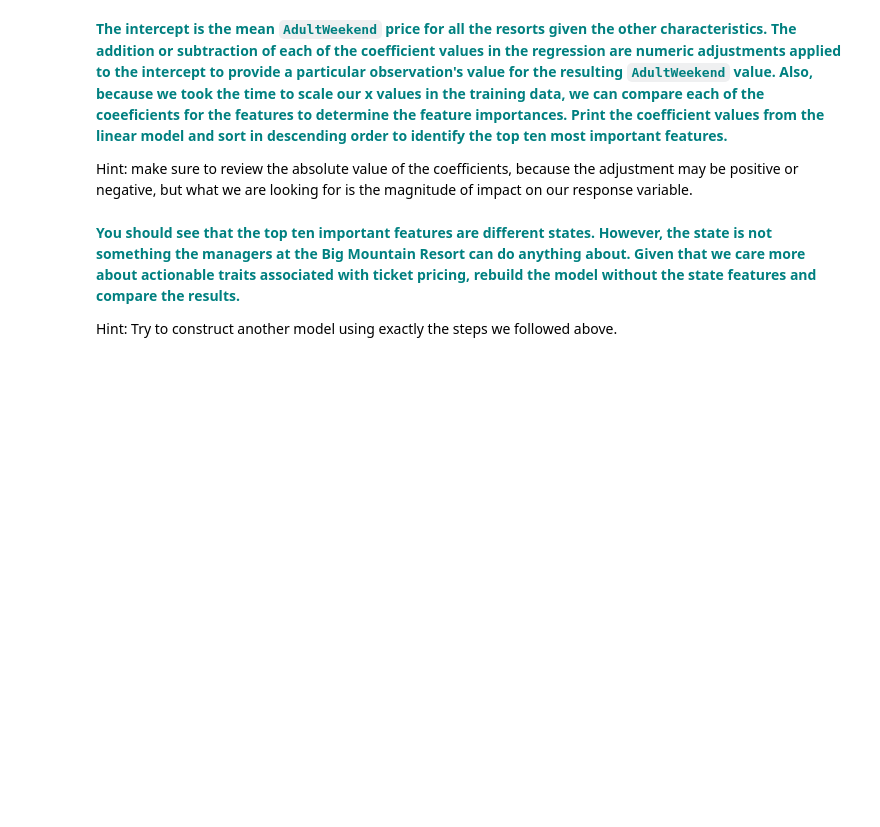
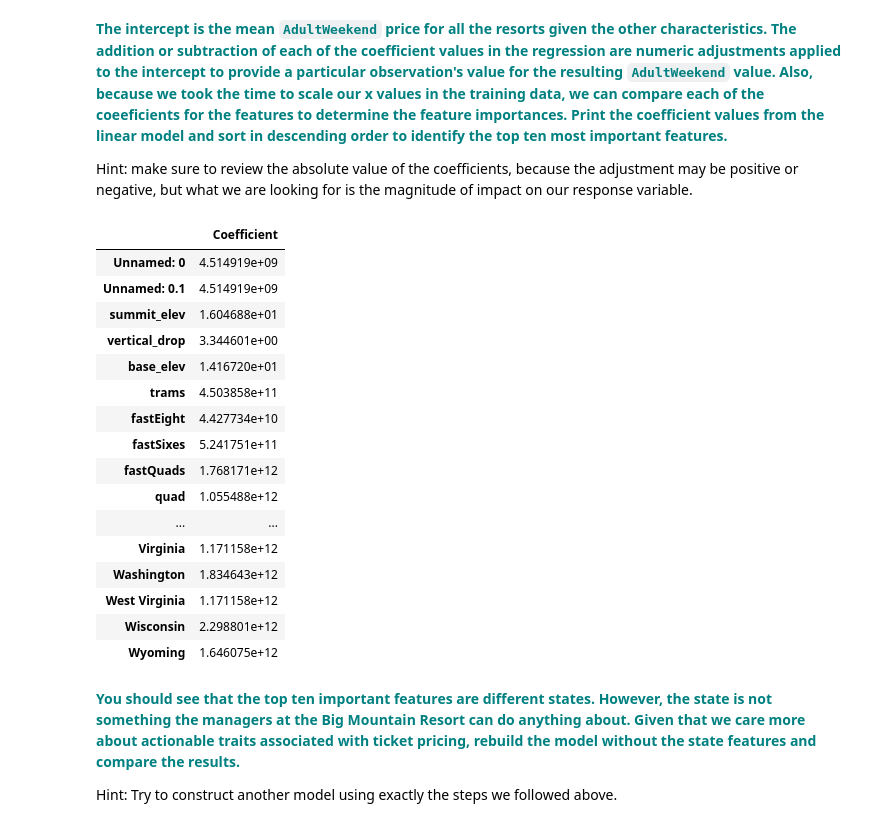
Before and after one commit to jadeal147/BigMountainResort, a Jupyter notebook: modeling/GuidedCapstoneStep4 and step5HL.ipynb, the cells around one changed output. Saved outputs shown, nothing was run; the diff lists cells and outputs as text; code cells hidden in the pictures; blank space fills up the shorter version.

```diff
--- a/modeling/GuidedCapstoneStep4 and step5HL.ipynb
+++ b/modeling/GuidedCapstoneStep4 and step5HL.ipynb
@@ -83,11 +119,11 @@ X_scaled=scaler._ _ _(X)
 from sklearn.model_selection import train_test_split
 
 # Get the 1-dimensional flattened array of our response variable y by calling the ravel() function on y
-y = y._ _ _
+y = y.ravel()
 
 # Call the train_test_split() function with the first two parameters set to X_scaled and y
 # Declare four variables, X_train, X_test, y_train and y_test separated by commas
-_ _ _, _ _ _, _ _ _, _ _ _ = train_test_split(_ _ _, _ _ _, test_size=0.25, random_state=1)
+X_train, X_test, y_train, y_test = train_test_split(X_scaled, y, test_size=0.25, random_state=1)
 # %% [markdown]
 Here we start the actual modeling work. First let's fit a multiple linear regression model to predict the `AdultWeekend` price.
 # %% [markdown]
@@ -126,10 +162,10 @@ This is the fifth step in the Data Science Method. In the previous steps you cle
 #### Model 1
 # %%
 #all first model set
-#from sklearn import linear_model
-#from sklearn.metrics import explained_variance_score,mean_absolute_error
-#lm = linear_model.LinearRegression()
-#model = lm.fit(X_train,y_train)
+from sklearn import linear_model
+from sklearn.metrics import explained_variance_score,mean_absolute_error
+lm = linear_model.LinearRegression()
+model = lm.fit(X_train,y_train)
 # %% [markdown]
 **<font color='teal'> Predict on the testing dataset and score the model performance with the y_test set and the y-pred values. The explained variance is a measure of the variation explained by the model. This is also known as the R-squared value. </font>**
 
@@ -153,7 +222,25 @@ Hint: our linear regression model `lm` has an attribute `intercept_` for the int
 Hint: make sure to review the absolute value of the coefficients, because the adjustment may be positive or negative, but what we are looking for is the magnitude of impact on our response variable.
 # %%
 # You might want to make a pandas DataFrame displaying the coefficients for each state like so:
-# pd.DataFrame(abs(lm.coef_), X.columns, columns=['Coefficient'])
+pd.DataFrame(abs(lm.coef_), X.columns, columns=['Coefficient'])
+# %% [output]
+|  | Coefficient |
+| Unnamed: 0 | 4.514919e+09 |
+| Unnamed: 0.1 | 4.514919e+09 |
+| summit_elev | 1.604688e+01 |
+| vertical_drop | 3.344601e+00 |
+| base_elev | 1.416720e+01 |
+| trams | 4.503858e+11 |
+| fastEight | 4.427734e+10 |
+| fastSixes | 5.241751e+11 |
+| fastQuads | 1.768171e+12 |
+| quad | 1.055488e+12 |
+| ... | ... |
+| Virginia | 1.171158e+12 |
+| Washington | 1.834643e+12 |
+| West Virginia | 1.171158e+12 |
+| Wisconsin | 2.298801e+12 |
+| Wyoming | 1.646075e+12 |
 # %% [markdown]
 **<font color='teal'>You should see that the top ten important features are different states. However, the state is not something the managers at the Big Mountain Resort can do anything about. Given that we care more about actionable traits associated with ticket pricing, rebuild the model without the state features and compare the results. </font>**
 
```
Also changed, not shown: parts of 20 cells of this notebook.
